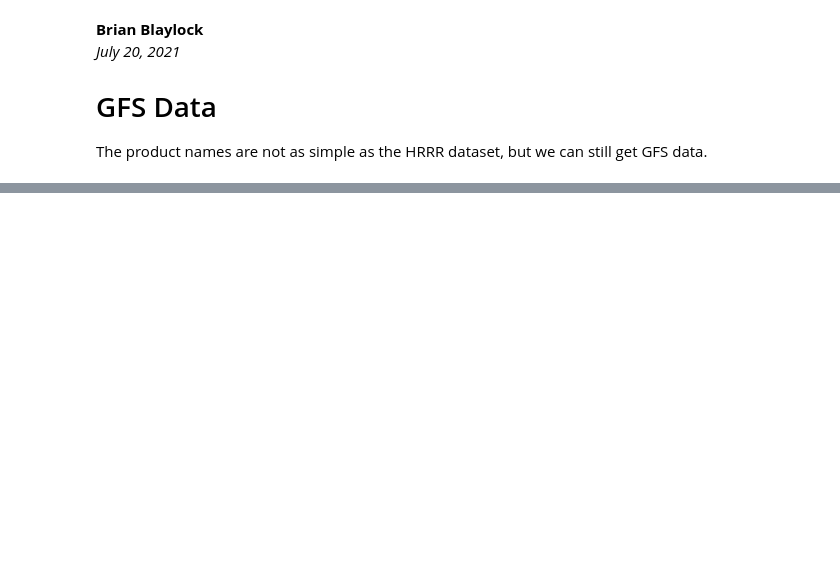
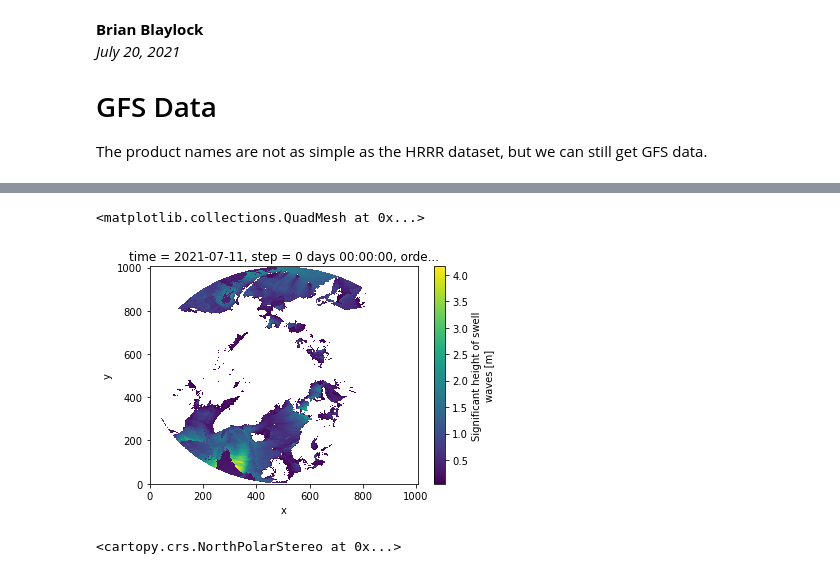
Before and after one commit to amotl/herbie-without-docs, a Jupyter notebook: docs/user_guide/notebooks/data_gfs.ipynb, the cells around one changed output, grey strips where cells are left out. Drawn from its saved outputs; the diff is of its cells as text; code cells hidden in the pictures; blank space fills up the shorter version.

```diff
--- a/docs/user_guide/notebooks/data_gfs.ipynb
+++ b/docs/user_guide/notebooks/data_gfs.ipynb
@@ -62,0 +63,3 @@ Text(0.0, 1.0, 'GFS')
+# %%
+H = Herbie('2021-07-11',
+           model='gfs_wave')
@@ -62,0 +89,2 @@ Text(0.0, 1.0, 'GFS')
+# %%
+x = H.xarray('SWELL:1 in sequence')
@@ -62,0 +97,9 @@ Text(0.0, 1.0, 'GFS')
+# %%
+x.swell.plot()
+# %% [output]
+<matplotlib.collections.QuadMesh at 0x...>
+[figure, added]
+# %%
+x.herbie.crs
+# %% [output]
+<cartopy.crs.NorthPolarStereo at 0x...>
```
Also changed, not shown: parts of 9 cells of this notebook, 19 other files.
